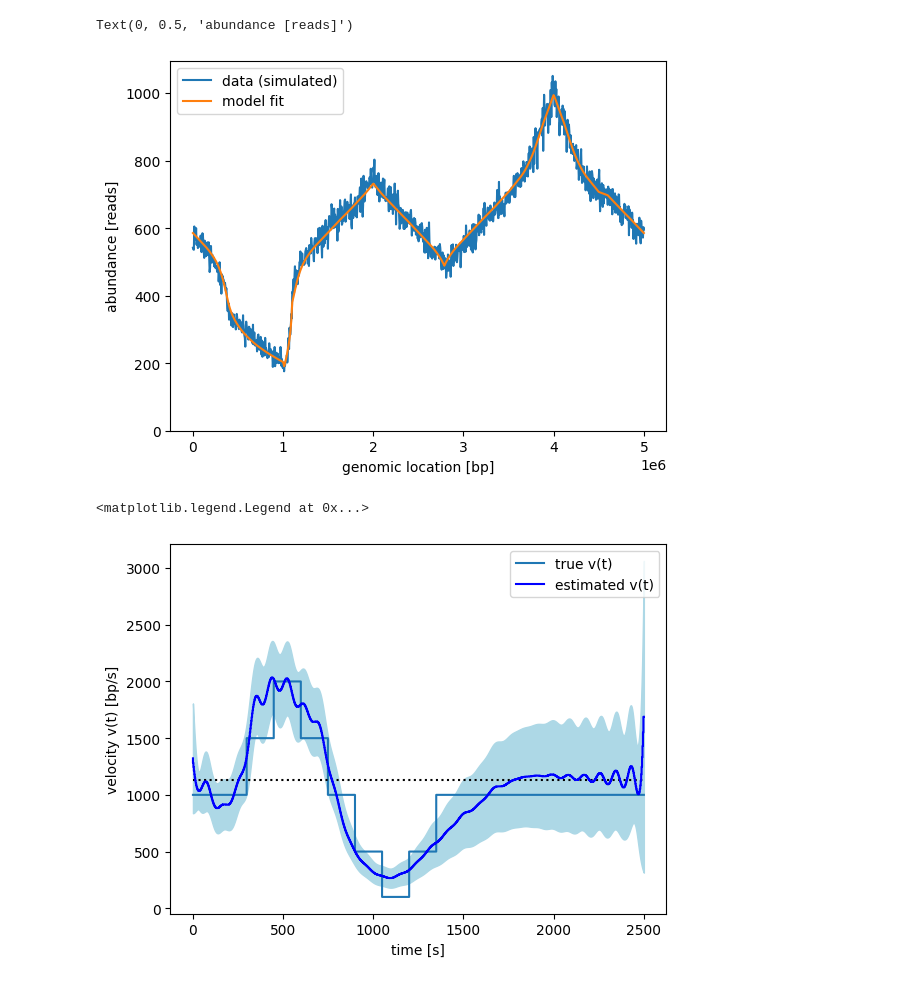
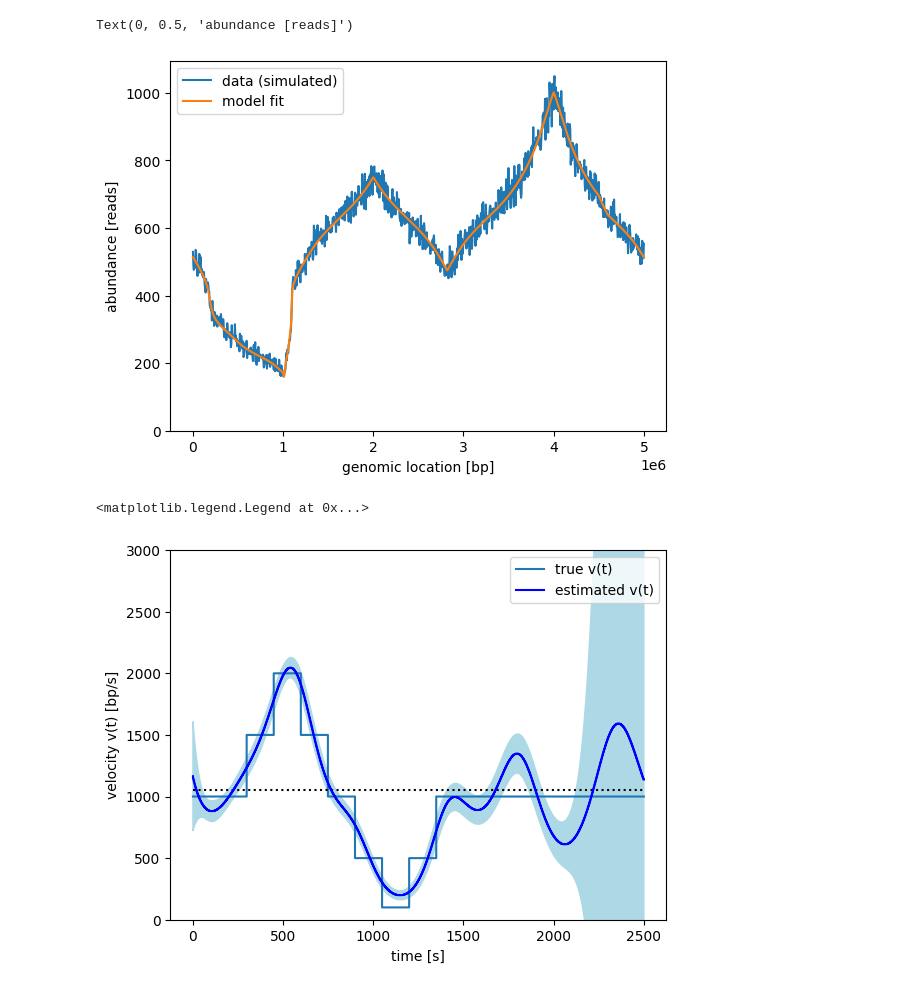
Before and after one commit to oist/VeloGP, a Jupyter notebook: velogp/test_velocity_estimation.ipynb, the cells around one changed output. Cells and saved outputs as stored; diff of their text form; code cells hidden in the pictures.

```diff
--- a/velogp/test_velocity_estimation.ipynb
+++ b/velogp/test_velocity_estimation.ipynb
@@ -24,7 +24,7 @@ mtrue.growthrate = Growthrate
 mtrue.delay = delay
 mtrue.v0 = torch.tensor([v0], dtype=torch.double)
 mtrue.h_log_raw = torch.log(torch.tensor([1, 1, 1.5, 2, 1.5, 1, 0.5, 0.1, 0.5, 1, 1], dtype=torch.double))
-mtrue.g_log = torch.log(torch.tensor([10, 0.1], dtype=torch.double))
+mtrue.g_log = torch.log(torch.tensor([10, 2], dtype=torch.double))
 
 coverage = 1e3
 x = torch.linspace(0, L, steps=1000)
@@ -34,10 +34,11 @@ s_obs = numpy.sqrt(y_obs)
 h_tgrid_dense = torch.linspace(0, Tr, steps=1000, dtype=torch.double)
 m = velocity_model.VelocityModel(L, True, origins, h_tgrid_dense, g_xranges_l, g_xranges_u)
 m.growthrate = Growthrate
-m.h_sigma = torch.tensor([1], dtype=torch.double)
-m.h_timescale = torch.nn.Parameter(torch.tensor([50], dtype=torch.double))
+m.g_sigma = torch.tensor([10], dtype=torch.double)
+m.h_sigma = torch.tensor([10], dtype=torch.double)
+m.h_timescale = torch.nn.Parameter(torch.tensor([250], dtype=torch.double))
 
 #torch.autograd.set_detect_anomaly(True)
 l = velocity_model.VelocityModelLoss(x, torch.tensor(y_obs), torch.tensor(s_obs), m)
 fit = estimate_velocity.FitVelocityModel(m, l)
-fit.optimize_parameters()
+a, b = fit.optimize_parameters()
@@ -50,20 +77,21 @@ pyplot.xlabel("genomic location [bp]")
 pyplot.ylabel("abundance [reads]")
 # %% [output]
 Text(0, 0.5, 'abundance [reads]')
-[figure, old version]
+[figure, new version]
 # %%
 pyplot.step(h_tgrid_dense, mtrue.v_t(h_tgrid_dense).detach(), label="true v(t)")
 p_cov, p_pmap = fit.parameter_posterior_cov()
-i, l = p_pmap[id(m.h_log_raw)], torch.numel(m.h_log_raw)
+i, l = p_pmap["h_log_raw"], torch.numel(m.h_log_raw)
 v_t = m.v_t(fit.model.h_tgrid).detach()
 v_t_stderr = m.v_t_posterior_stderr(fit.model.h_tgrid, p_cov, p_pmap).detach()
 pyplot.hlines([m.v0.detach()], xmin=0, xmax=m.h_tgrid.max(),
               linestyle="dotted", color="black")
 pyplot.step(h_tgrid_dense, v_t, label="estimated v(t)", color="blue")
 pyplot.fill_between(h_tgrid_dense,  v_t - v_t_stderr, v_t + v_t_stderr, color="lightblue")
 pyplot.xlabel("time [s]")
 pyplot.ylabel("velocity v(t) [bp/s]")
+pyplot.ylim([0, 3000])
 pyplot.legend()
 # %% [output]
 <matplotlib.legend.Legend at 0x...>
-[figure, old version]
+[figure, new version]
```
Also changed, not shown: parts of 2 cells of this notebook.
